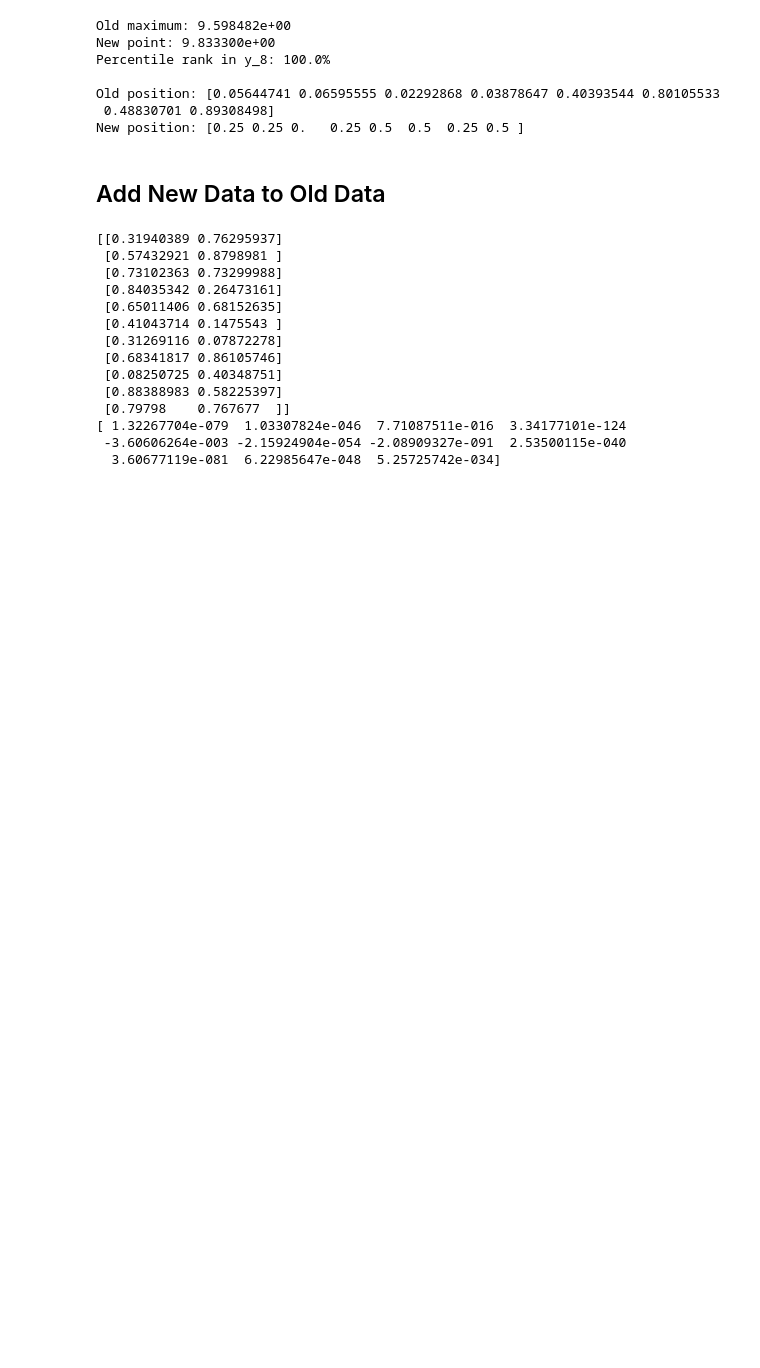
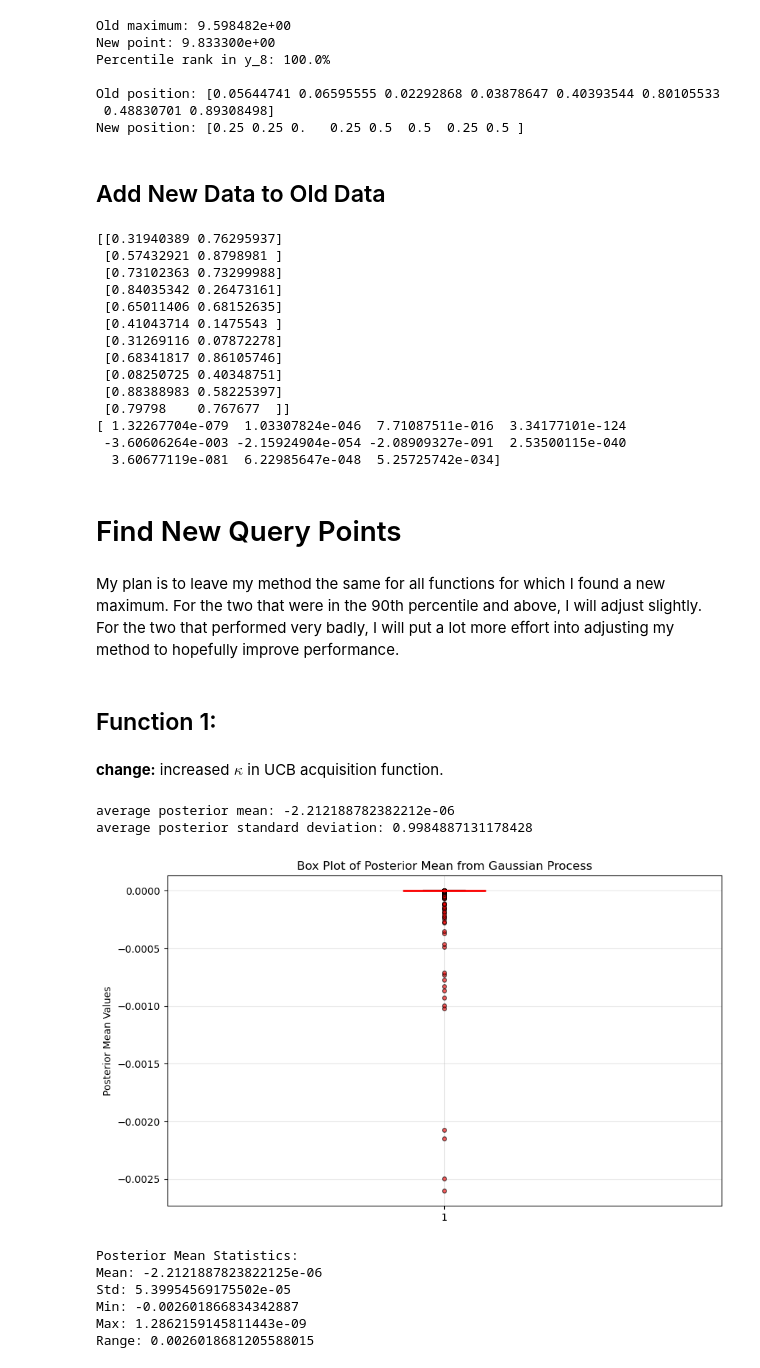
Before and after one commit to Kelly-A-W/Imperial-AI-and-ML-Course-Capstone-Project, a Jupyter notebook: capstone_assignment_13_1.ipynb, the cells around one changed output. Drawn from its saved outputs; the diff is of its cells as text; code cells hidden in the pictures; blank space fills up the shorter version.

Commit message:
[add]: found querry point for function 1 and added new info section at top of script.

```diff
--- a/capstone_assignment_13_1.ipynb
+++ b/capstone_assignment_13_1.ipynb
@@ -487,3 +494,69 @@ print(y_1)
 [ 1.32267704e-079  1.03307824e-046  7.71087511e-016  3.34177101e-124
  -3.60606264e-003 -2.15924904e-054 -2.08909327e-091  2.53500115e-040
   3.60677119e-081  6.22985647e-048  5.25725742e-034]
+# %% [markdown]
+# Find New Query Points
+# %% [markdown]
+My plan is to leave my method the same for all functions for which I found a new maximum. For the two that were in the 90th percentile and above, I will adjust slightly. For the two that performed very badly, I will put a lot more effort into adjusting my method to hopefully improve performance.
+# %% [markdown]
+## Function 1:
+# %% [markdown]
+**change:** increased $\kappa$ in UCB acquisition function.
+# %%
+# Fit GP
+
+# GP assumption
+noise_assumption = 1e-10
+
+# kernel parameters
+length_scale = 0.01
+nu = 1.5
+
+# set up evaluation grid:
+x_11 = np.linspace(0, 1, 100)
+x_12 = np.linspace(0, 1, 100)
+x_11, x_12 = np.meshgrid(x_11, x_12)
+x_1_grid = np.column_stack([x_11.ravel(), x_12.ravel()])
+
+# Define and fit GP
+kernel = Matern(length_scale = length_scale, nu = nu)
+model = GaussianProcessRegressor(kernel = kernel, alpha = noise_assumption)
+model.fit(np.array(x_1), np.array(y_1))
+
+
+# Get the predicted (posterior) mean and standard deviation for each grid point
+post_mean, post_std = model.predict(x_1_grid, return_std = True)
+print("average posterior mean:", mean(post_mean))
+print("average posterior standard deviation:", mean(post_std))
+# %% [output]
+average posterior mean: -2.212188782382212e-06
+average posterior standard deviation: 0.9984887131178428
+# %%
+# Create density plot of post_mean
+plt.figure(figsize=(10, 6))
+plt.boxplot(post_mean, vert=True, patch_artist=True,
+           boxprops=dict(facecolor='lightblue', alpha=0.7),
+           medianprops=dict(color='red', linewidth=2),
+           whiskerprops=dict(color='black', linewidth=1.5),
+           capprops=dict(color='black', linewidth=1.5),
+           flierprops=dict(marker='o', markerfacecolor='red', markersize=4, alpha=0.6))
+plt.ylabel('Posterior Mean Values')
+plt.title('Box Plot of Posterior Mean from Gaussian Process')
+plt.grid(True, alpha=0.3)
+plt.show()
+
+# Print some statistics
+print(f"Posterior Mean Statistics:")
+print("Mean:", np.mean(post_mean))
+print("Std:", np.std(post_mean))
+print("Min:", np.min(post_mean))
+print("Max:", np.max(post_mean))
+print("Range:", np.max(post_mean) - np.min(post_mean))
+# %% [output]
+[figure, added]
+Posterior Mean Statistics:
+Mean: -2.2121887823822125e-06
+Std: 5.39954569175502e-05
+Min: -0.002601866834342887
+Max: 1.2862159145811443e-09
+Range: 0.0026018681205588015
```
Also changed, not shown: parts of 10 cells of this notebook, 1 other file.
